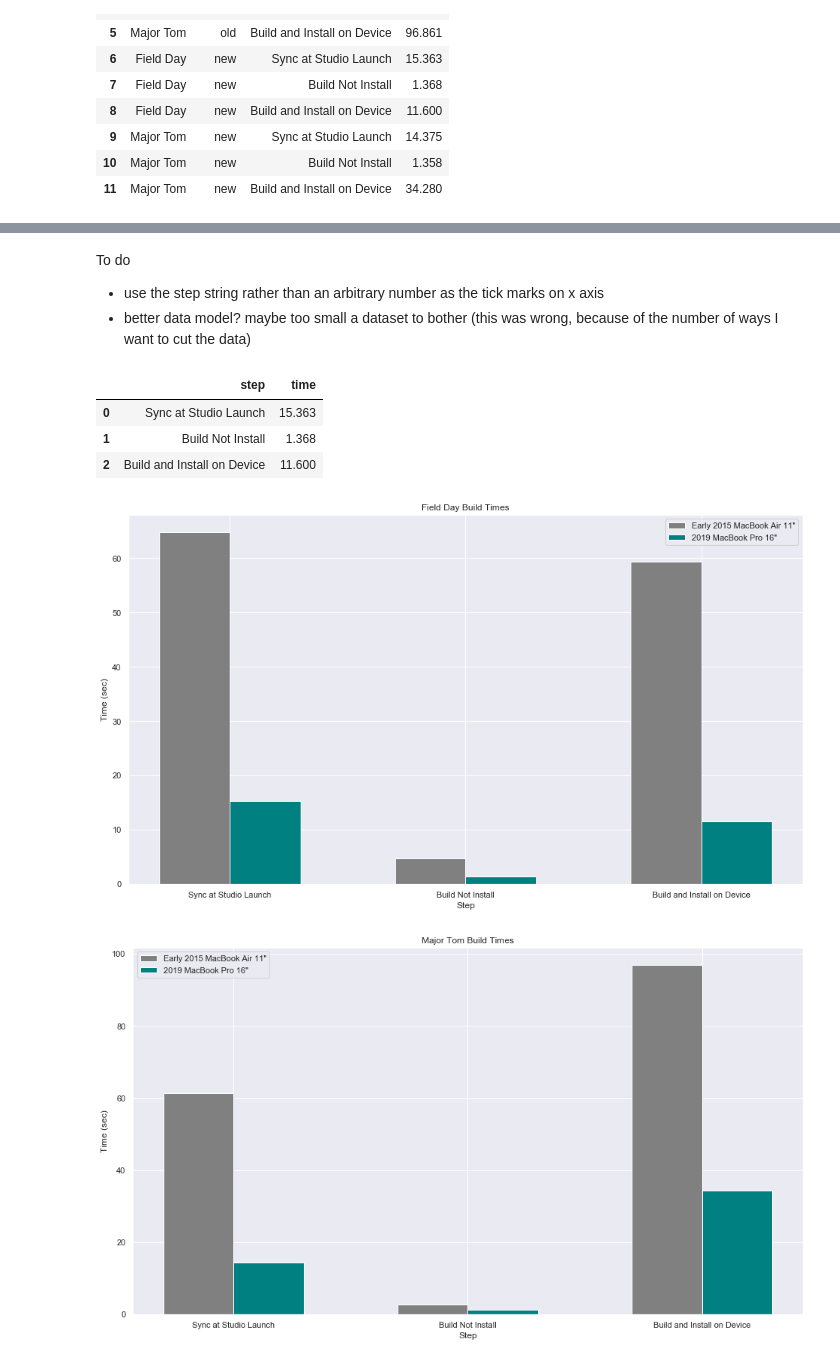
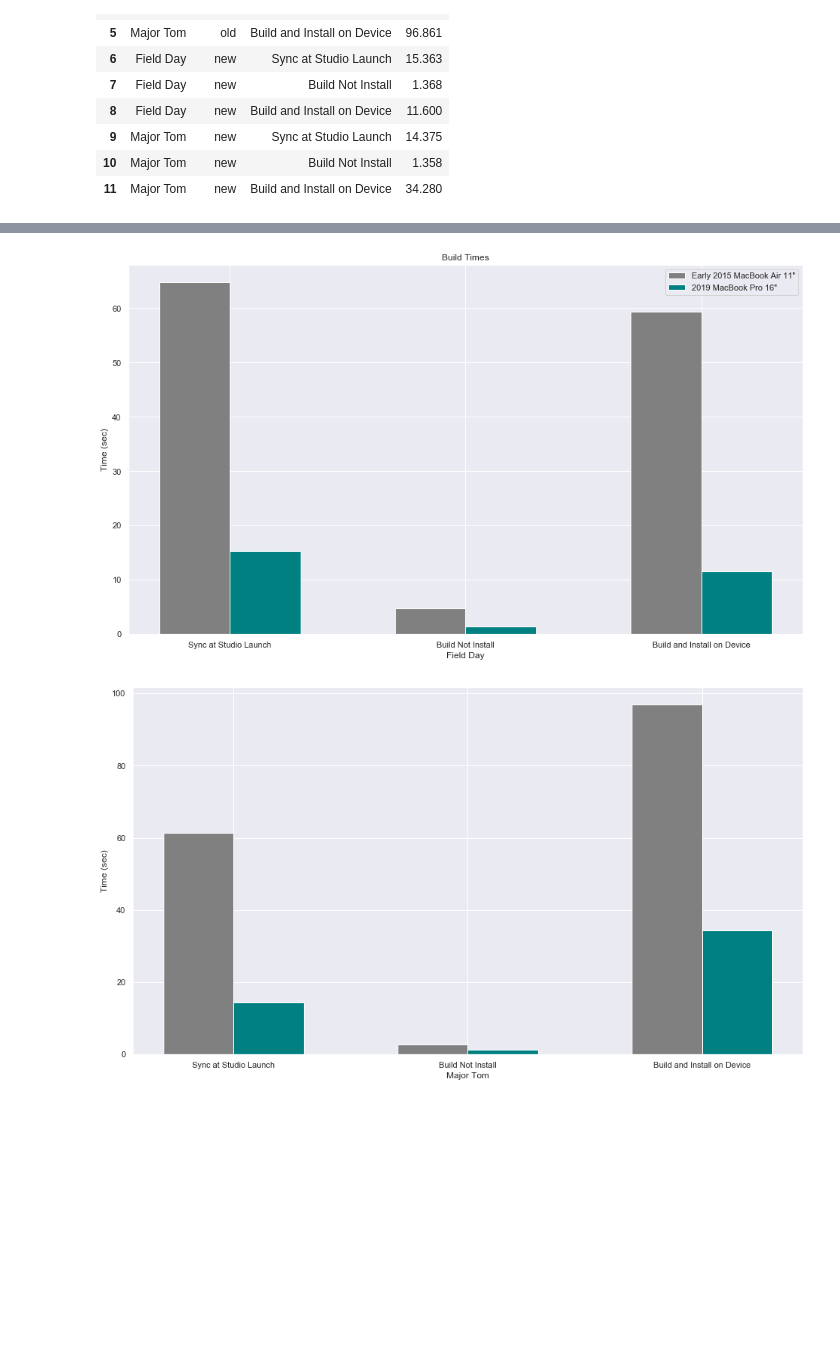
Before and after one commit to craigearley/studio-build-time-comparison, a Jupyter notebook: android-studio-build-comparison.ipynb, the cells around one changed output, grey strips where cells are left out. Saved outputs shown, nothing was run; the diff lists cells and outputs as text; code cells hidden in the pictures; blank space fills up the shorter version.

```diff
--- a/android-studio-build-comparison.ipynb
+++ b/android-studio-build-comparison.ipynb
@@ -31,17 +26,0 @@ new_data = studio_data.loc[studio_data['laptop']=='new'].drop(columns='laptop')
-# %%
-sns.set()
-
-fig, ax = plt.subplots(figsize=(16,9))
-index_new = new_data.index.values-6
-index_old = old_data.index.values
-bar_width = .4
-
-bars_old = plt.bar(index_old, old_data['time'], bar_width, color='gray', label='Early 2015 MacBook Air 11\"')
-bars_new = plt.bar(index_new + bar_width, new_data['time'], bar_width, color='teal', label='2019 MacBook Pro 16\"')
-
-plt.xlabel('Step')
-plt.ylabel('Time (sec)')
-plt.title('Times')
-plt.xticks(index_old + bar_width, rotation='vertical')
-plt.legend()
-plt.show()
@@ -50,49 +27,33 @@ plt.show()
-# %% [markdown]
-To do
-- use the step string rather than an arbitrary number as the tick marks on x axis
-- better data model? maybe too small a dataset to bother (this was wrong, because of the number of ways I want to cut the data)
 # %%
 old_fieldday = studio_data[(studio_data.laptop=='old') & (studio_data.app=='Field Day')][['step','time']].reset_index(drop=True)
 old_majortom = studio_data[(studio_data.laptop=='old') & (studio_data.app=='Major Tom')][['step','time']].reset_index(drop=True)
 new_fieldday = studio_data[(studio_data.laptop=='new') & (studio_data.app=='Field Day')][['step','time']].reset_index(drop=True)
 new_majortom = studio_data[(studio_data.laptop=='new') & (studio_data.app=='Major Tom')][['step','time']].reset_index(drop=True)
-# %%
-new_fieldday
-# %% [output]
-|  | step | time |
-| 0 | Sync at Studio Launch | 15.363 |
-| 1 | Build Not Install | 1.368 |
-| 2 | Build and Install on Device | 11.600 |
 # %%
 sns.set()
 
-fig, ax = plt.subplots(figsize=(16,9))
 index = new_fieldday.index
 bar_width = 0.3
 
+plt.figure(num=None, figsize=(16,9))
+
+plt.title("Build Times")
+
 bars_old = plt.bar(index, old_fieldday['time'], bar_width, color='gray', label='Early 2015 MacBook Air 11\"')
 bars_new = plt.bar(index + bar_width, new_fieldday['time'], bar_width, color='teal', label='2019 MacBook Pro 16\"')
-
-plt.xlabel('Step')
+plt.xlabel('Field Day')
 plt.ylabel('Time (sec)')
-plt.title('Field Day Build Times')
 plt.xticks(index+0.5*bar_width, studio_data.step)
 plt.legend()
 plt.show()
 
-fig, ax = plt.subplots(figsize=(16,9))
-index = new_majortom.index
-bar_width = 0.3
-
+plt.figure(num=None, figsize=(16,9))
 bars_old = plt.bar(index, old_majortom['time'], bar_width, color='gray', label='Early 2015 MacBook Air 11\"')
 bars_new = plt.bar(index + bar_width, new_majortom['time'], bar_width, color='teal', label='2019 MacBook Pro 16\"')
-
-plt.xlabel('Step')
+plt.xlabel('Major Tom')
 plt.ylabel('Time (sec)')
-plt.title('Major Tom Build Times')
 plt.xticks(index+0.5*bar_width, studio_data.step)
-plt.legend()
 plt.show()
 # %% [output]
-[figure, old version]
+[figure, new version]
-[figure, old version]
+[figure, new version]
```
Also changed, not shown: parts of 3 cells of this notebook.
